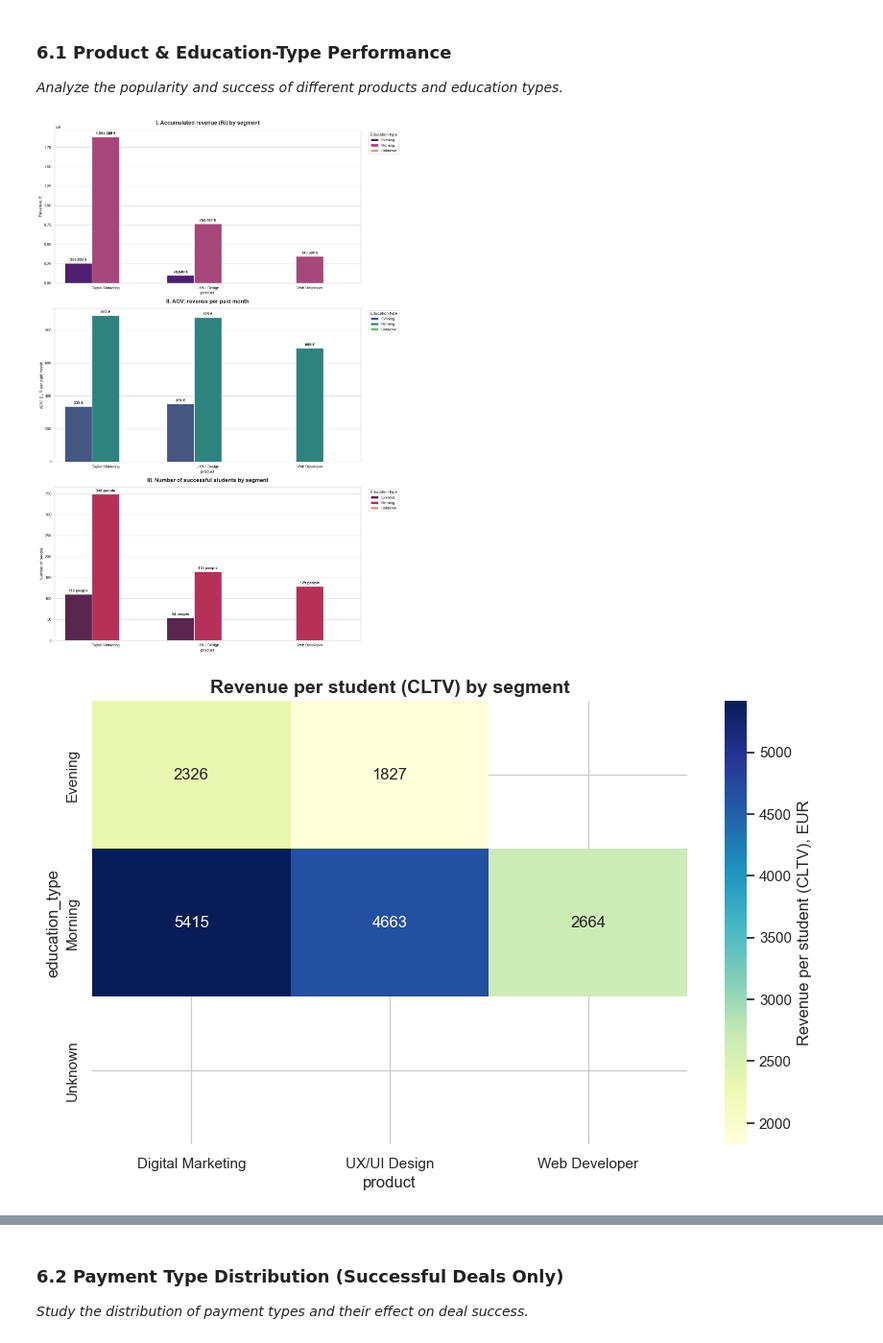
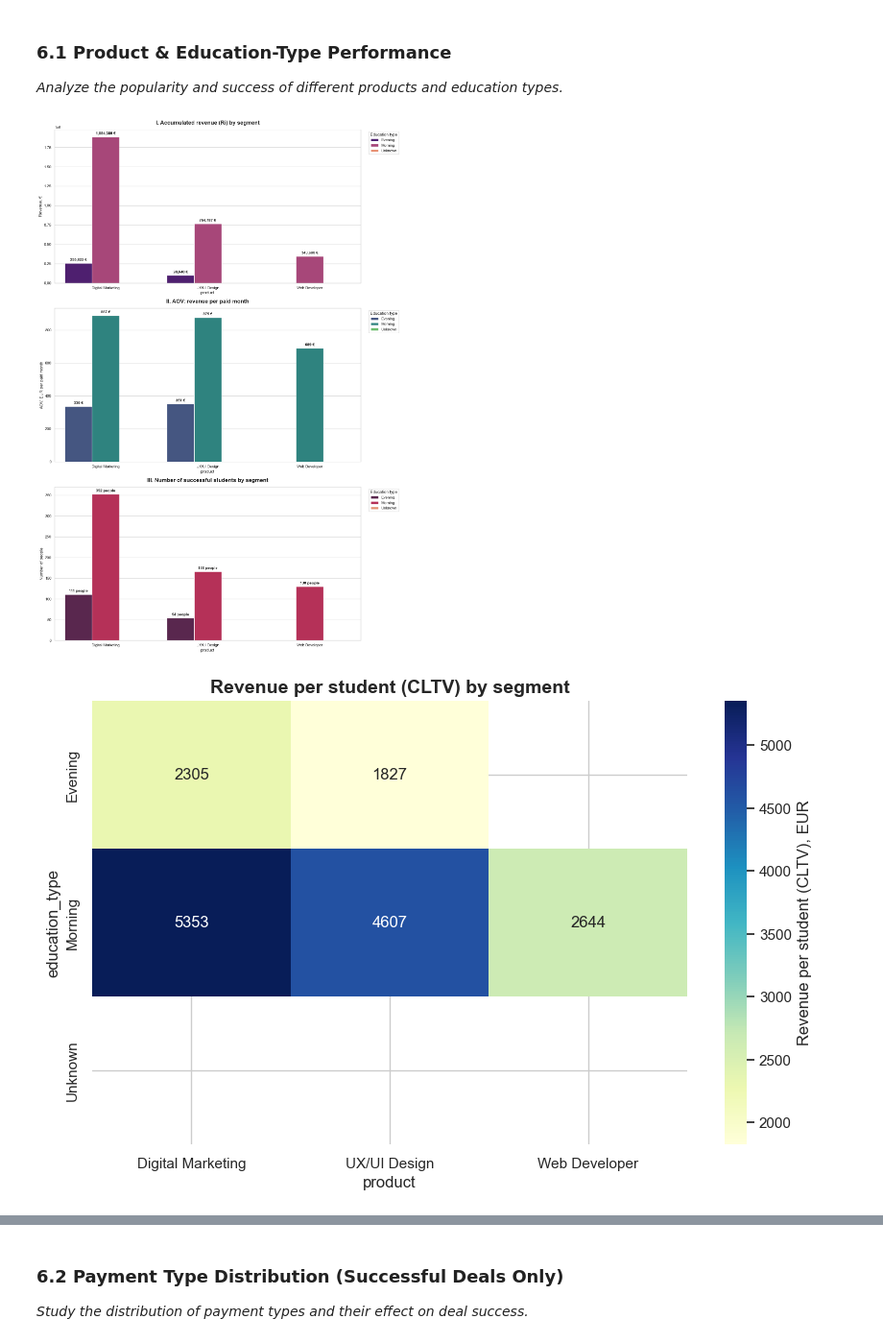
Before and after one commit to OlenaDeny/crm-funnel-analysis, a Jupyter notebook: notebooks/02_crm_data_analytics.ipynb, the cells around one changed output, grey strips where cells are left out. Shown at 96% size. Saved outputs shown, nothing was run; the diff lists cells and outputs as text; code cells hidden in the pictures.

Commit message:
Completion of Data Processing 4. Campaign & Source Analysis.
Writing functions, restructuring the code.

```diff
--- a/notebooks/02_crm_data_analytics.ipynb
+++ b/notebooks/02_crm_data_analytics.ipynb
@@ -231,9 +235,9 @@ DECISION:
 ##### Synchronizing the Time Window (FINANCIAL PRIORITY)
 # %%
 # Set the bounds based on Spend and common sense
-# SPEND from 2023-07-03 (01-02.07.2023 are weekend days), since this is financial data and banks often process payments only on the first business day after a weekend.
-# SYNC_START = pd.Timestamp('2023-06-01')
-# SYNC_END   = pd.Timestamp('2024-12-11')
+# SPEND from 2023-07-03 (01-02.07.2023 are weekend days), since this is financial data and banks
+# often process payments only on the first business day after a weekend.
+
 SYNC_START = pd.Timestamp('2023-07-01')
 SYNC_END   = pd.Timestamp('2024-05-31')
 
@@ -252,6 +256,9 @@ deals = deals[(deals['created_date'] >= SYNC_START) & (deals['created_date'] <=
 calls = calls[(calls['call_start_date'] >= SYNC_START) & (calls['call_start_date'] <= SYNC_END)].copy()
 spend = spend[(spend['spend_date'] >= SYNC_START) & (spend['spend_date'] <= SYNC_END)].copy()
 contacts = contacts[(contacts['created_time'] >= SYNC_START) & (contacts['created_time'] <= SYNC_END)].copy()
+
+# unique student key: contact_id; a paid deal without contact_id counts as a separate student (key = deal id)
+deals['student_id'] = deals['contact_id'].fillna('deal_' + deals['deals_id'].astype(str))
 # %% [output]
 DECISION:
 Selected period: 2023-07-01 — 2024-05-31
@@ -2782,7 +2452,7 @@ students_final['product'] = students_final['product'].str.strip()
 # --- 1. FINAL AGGREGATION ---
 # Use the already-cleaned students_final data
 stats = students_final.groupby(['product', 'education_type'], observed=False).agg(
-    Students_Count=('contact_id', 'nunique'),   # unique paying students
+    Students_Count=('student_id', 'nunique'),   # unique paying students
     Total_Ri=('Ri', 'sum'),
     T=('months_of_study', 'sum')              # paid months (transactions)
 ).reset_index().sort_values(['product', 'Total_Ri'], ascending=[True, False])
@@ -2826,32 +2496,32 @@ for p in ax[2].patches:
     if p.get_height() > 0:
         ax[2].annotate(f'{int(p.get_height())} people',
                        (p.get_x() + p.get_width() / 2., p.get_height()),
                        ha='center', va='bottom', fontsize=11, fontweight='bold', xytext=(0, 5), textcoords='offset points')
 
 # Remove redundant legends, keep one shared legend
 for axes in ax:
     axes.legend(title='Education type', bbox_to_anchor=(1.02, 1), loc='upper left')
 
 plt.tight_layout()
 plt.savefig(IMAGES / 'deep_segment_analysis_3_levels.png', bbox_inches='tight')
 plt.show()
 
 # --- 3. HEATMAP: REVENUE PER STUDENT (CLTV) BY SEGMENT ---
 # A second lens on the same data: not just how much revenue a segment brings,
 # but how valuable one student in that segment is.
 pivot_cltv = stats.pivot(index='education_type', columns='product', values='CLTV')
 pivot_cltv = pivot_cltv.astype(float)
 plt.figure(figsize=(10, 6))
 sns.heatmap(pivot_cltv, annot=True, fmt=".0f", cmap="YlGnBu", cbar_kws={'label': 'Revenue per student (CLTV), EUR'})
 plt.title('Revenue per student (CLTV) by segment', fontsize=14, fontweight='bold')
 plt.savefig(IMAGES / 'heatmap_cltv_segments.png', bbox_inches='tight')
 plt.show()
 
 # --- 4. FINAL TABLE (STYLED) ---
 display(stats.style.background_gradient(subset=['Total_Ri'], cmap='Oranges') \
                   .background_gradient(subset=['AOV'], cmap='YlGn') \
                   .format({'Total_Ri': '{:,.2f} €', 'AOV': '{:,.2f} €', 'Students_Count': '{:,.0f}', 'T': '{:,.0f}', 'APC': '{:.2f}', 'CLTV': '{:,.0f} €'}))
 # %% [output]
 [figure]
-[figure, old version]
+[figure, new version]
 |  | product | education_type | Students_Count | Total_Ri | T | AOV | APC | CLTV |
```
Also changed, not shown: parts of 85 cells of this notebook.
